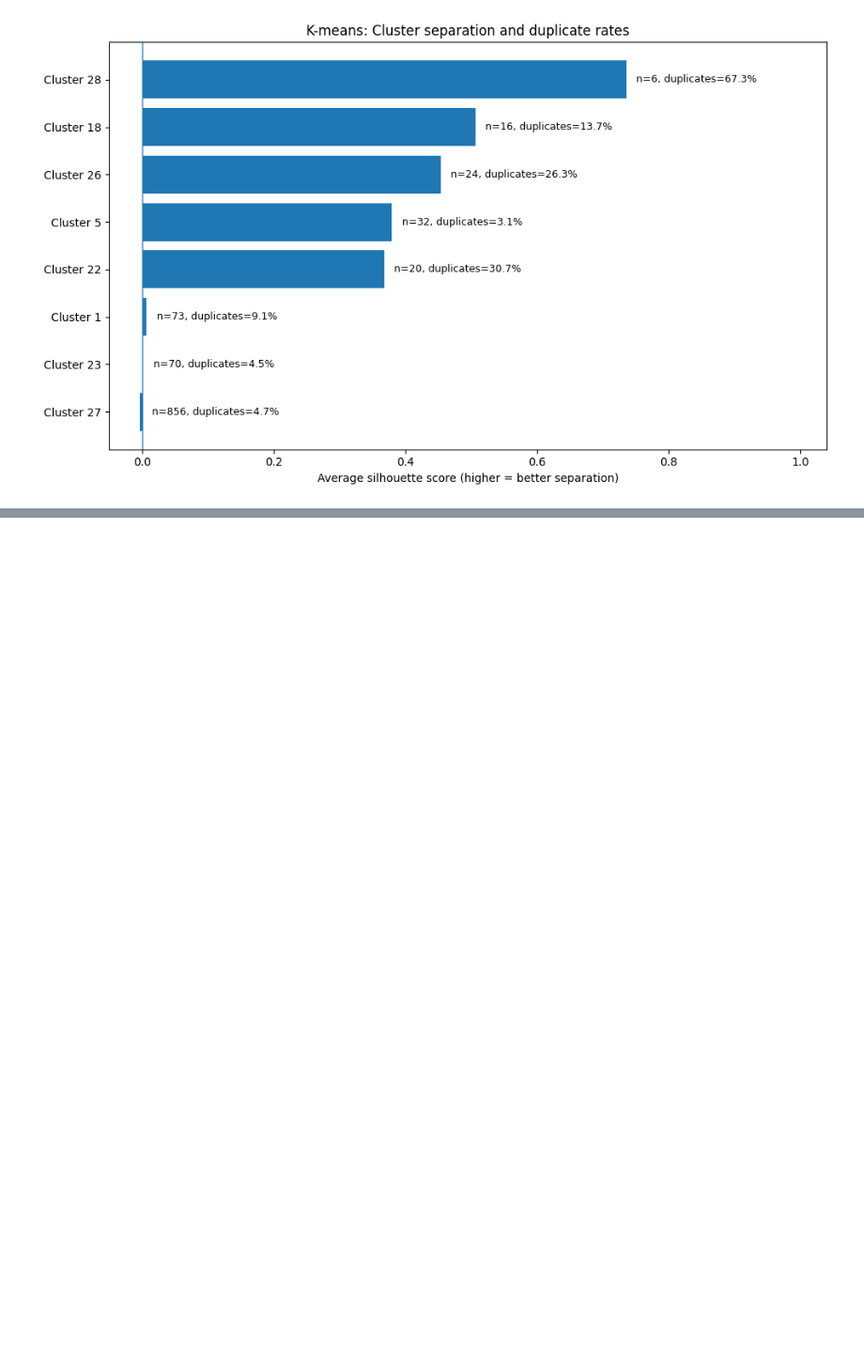
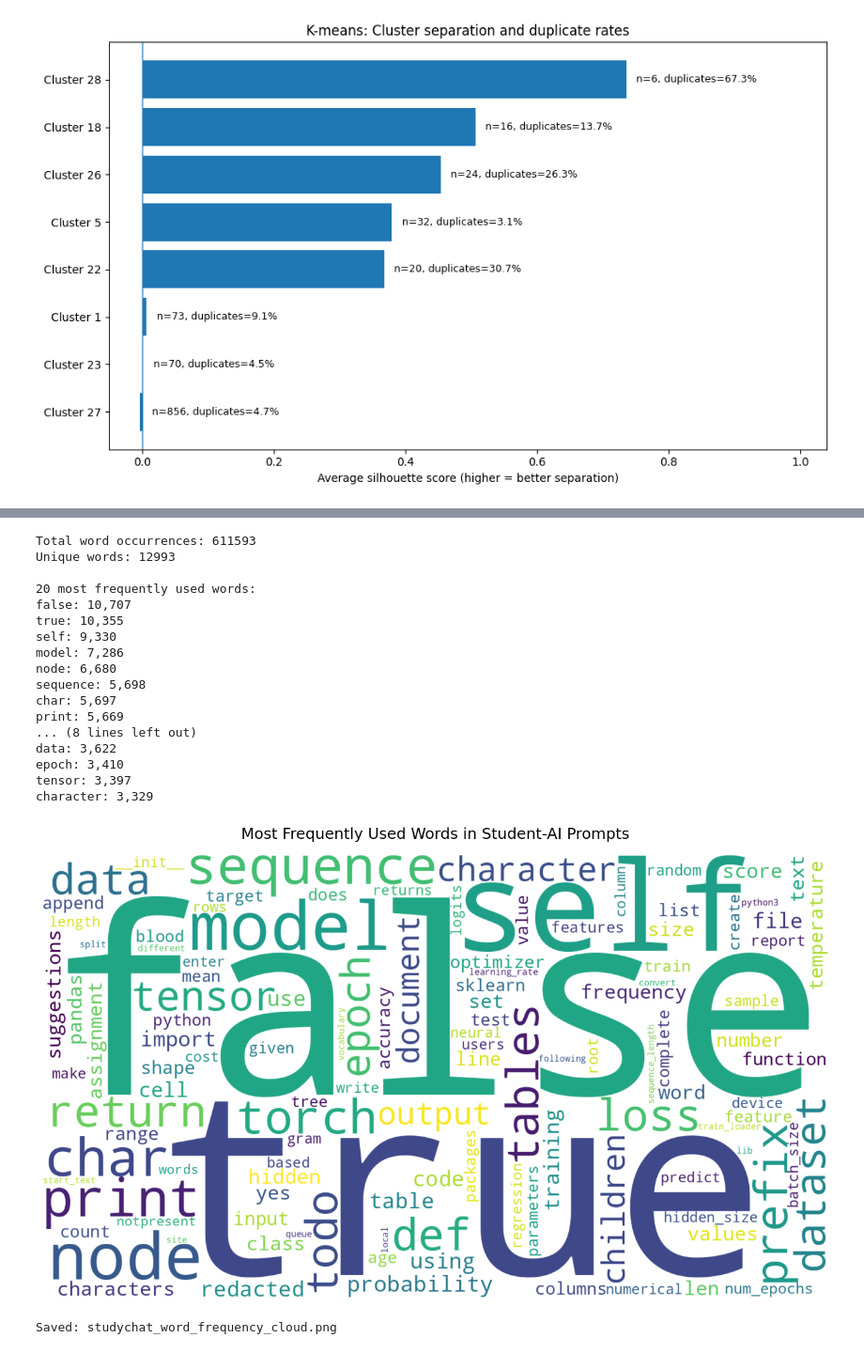
Before and after one commit to papoochu/student-ai-learning-analysis, a Jupyter notebook: notebooks/k_means.ipynb, the cells around one changed output, grey strips where cells are left out. Shown at 94% size. Saved outputs shown, nothing was run; the diff lists cells and outputs as text; code cells hidden in the pictures; blank space fills up the shorter version.

```diff
--- a/notebooks/k_means.ipynb
+++ b/notebooks/k_means.ipynb
@@ -533,0 +593,71 @@ plt.show()
+# %%
+
+# Step 11: Word cloud based on actual student word frequencies
+
+from wordcloud import WordCloud
+from collections import Counter
+import matplotlib.pyplot as plt
+
+# Count every occurrence of every preprocessed word
+all_tokens = []
+
+for text in modeling_corpus["processed_text_v2"].fillna(""):
+    all_tokens.extend(text.split())
+
+word_frequencies = Counter(all_tokens)
+
+print("Total word occurrences:", sum(word_frequencies.values()))
+print("Unique words:", len(word_frequencies))
+
+print("\n20 most frequently used words:")
+for word, count in word_frequencies.most_common(20):
+    print(f"{word}: {count:,}")
+
+# Generate a word cloud using actual word frequencies
+wordcloud = WordCloud(
+    width=1600,
+    height=900,
+    background_color="white",
+    colormap="viridis",
+    max_words=120,
+    collocations=False,
+    random_state=42
+).generate_from_frequencies(word_frequencies)
+
+plt.figure(figsize=(14, 8))
+plt.imshow(wordcloud, interpolation="bilinear")
+plt.axis("off")
+plt.title(
+    "Most Frequently Used Words in Student-AI Prompts",
+    fontsize=18,
+    pad=20
+)
+plt.tight_layout()
+plt.savefig(
+    "studychat_word_frequency_cloud.png",
+    dpi=300,
+    bbox_inches="tight"
+)
+plt.show()
+
+print("\nSaved: studychat_word_frequency_cloud.png")
+# %% [output]
+Total word occurrences: 611593
+Unique words: 12993
+
+20 most frequently used words:
+false: 10,707
+true: 10,355
+self: 9,330
+model: 7,286
+node: 6,680
+sequence: 5,698
+char: 5,697
+print: 5,669
+... (8 lines left out)
+data: 3,622
+epoch: 3,410
+tensor: 3,397
+character: 3,329
+[figure, added]
+Saved: studychat_word_frequency_cloud.png
```
Also changed, not shown: parts of 1 cell of this notebook.
